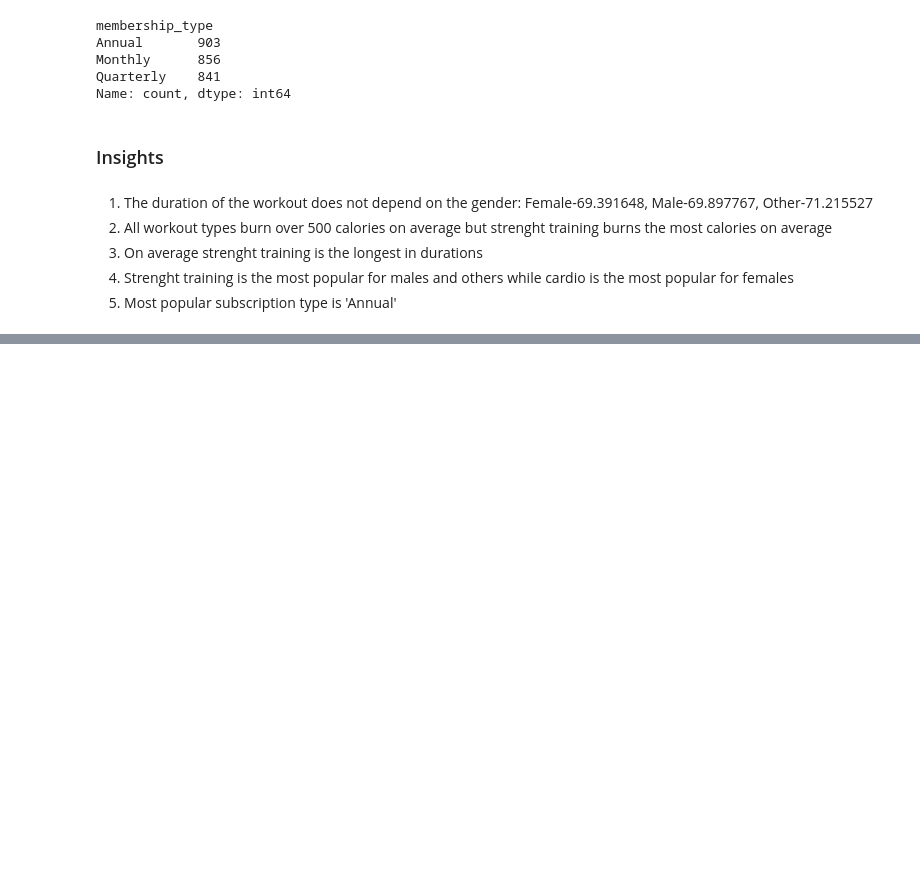
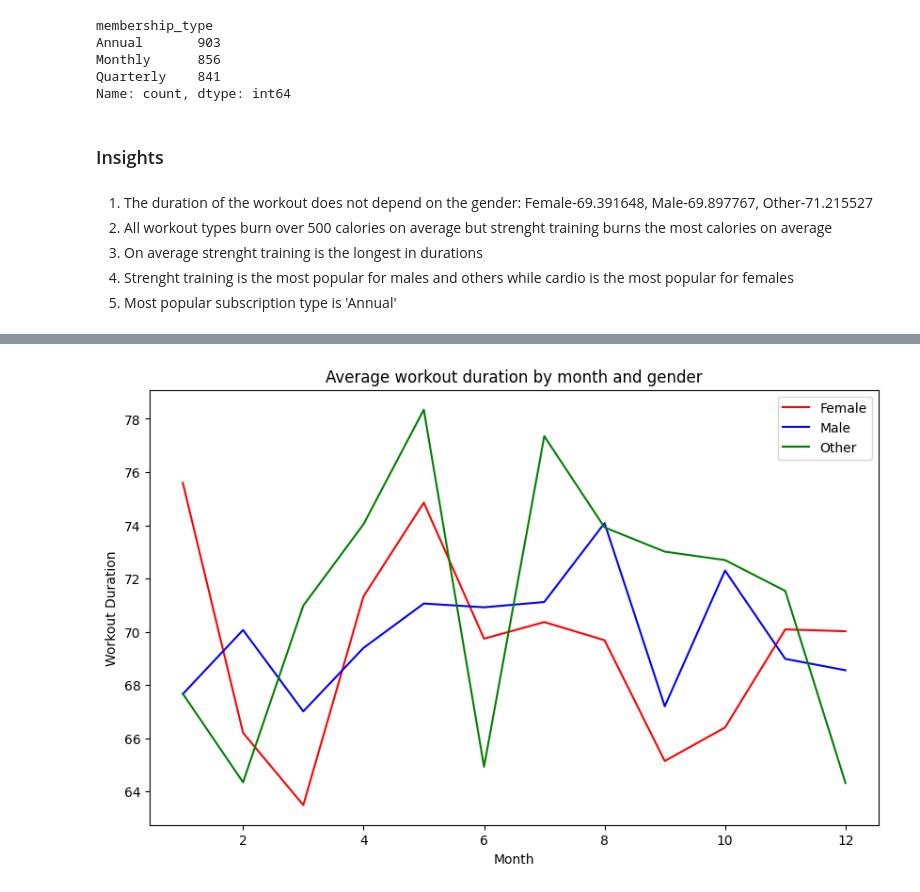
Before and after one commit to bolicnikola/Applied-Machine-Learning-And-AI, a Jupyter notebook: D0.ipynb, the cells around one changed output, grey strips where cells are left out. Saved outputs shown, nothing was run; the diff lists cells and outputs as text; code cells hidden in the pictures; blank space fills up the shorter version.

```diff
--- a/D0.ipynb
+++ b/D0.ipynb
@@ -214,0 +414,2 @@ Name: count, dtype: int64
+# %%
+df_by_month_gender = df.groupby(['Month','gender'])['workout_duration_minutes'].mean().reset_index()
@@ -214,0 +436,17 @@ Name: count, dtype: int64
+# %%
+y_female = df_by_month_gender[df_by_month_gender['gender']=='Female']['workout_duration_minutes']
+y_male = df_by_month_gender[df_by_month_gender['gender']=='Male']['workout_duration_minutes']
+y_other = df_by_month_gender[df_by_month_gender['gender']=='Other']['workout_duration_minutes']
+x = df_by_month_gender['Month'].unique()
+
+fig, ax = plt.subplots(figsize=(10,6))
+ax.set_title("Average workout duration by month and gender")
+ax.set_xlabel("Month")
+ax.set_ylabel("Workout Duration")
+ax.plot(x, y_female, label='Female', color='red')
+ax.plot(x, y_male, label='Male', color='blue')
+ax.plot(x, y_other, label='Other', color='green')
+ax.legend()
+plt.show()
+# %% [output]
+[figure, added]
```
Also changed, not shown: parts of 41 cells of this notebook, 3 other files.
